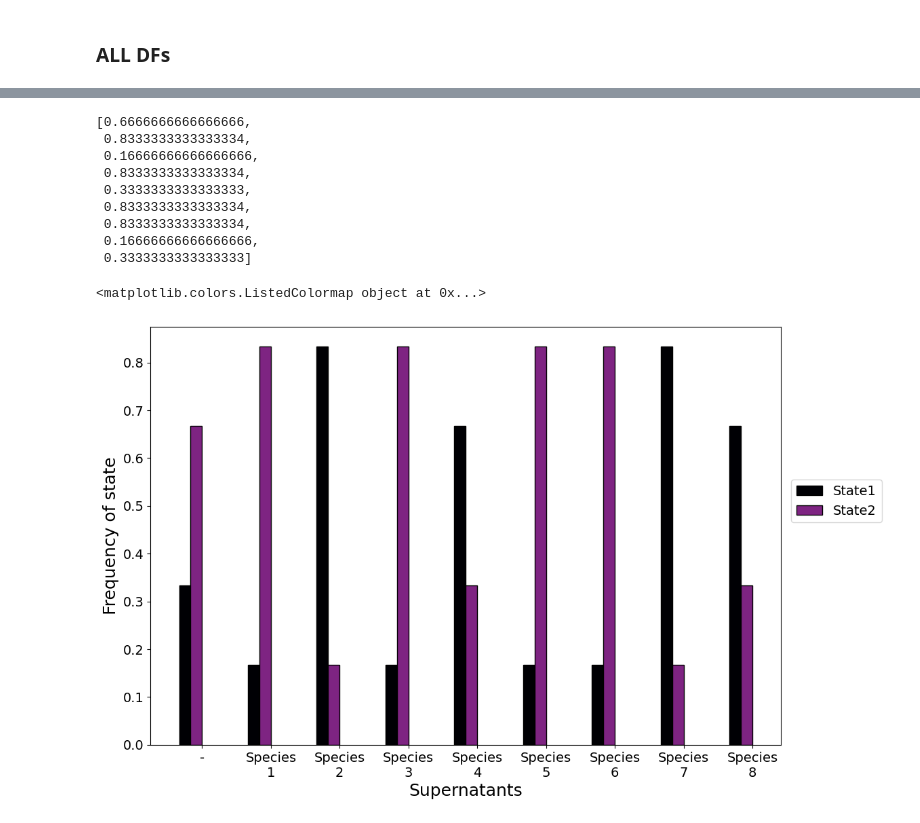
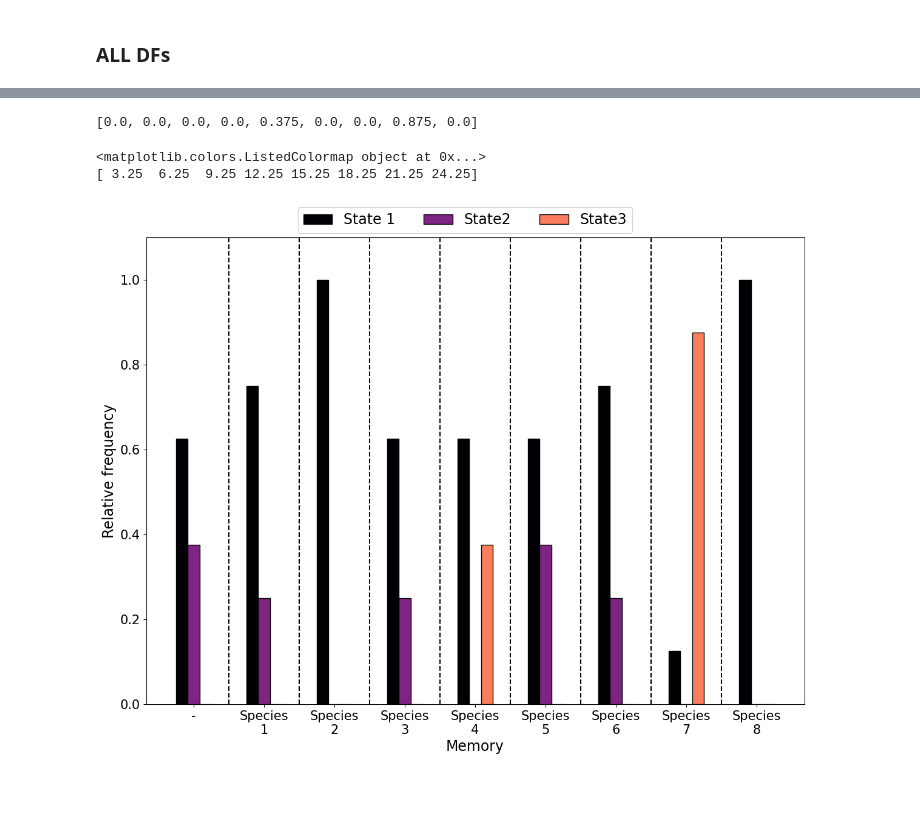
Before and after one commit to RatzkeLab/Environment-mediated-interactions-cause-an-externalized-and-collective-memory-in-microbes-, a Jupyter notebook: Memory model_8 species_Heaviside function.ipynb, the cells around one changed output, grey strips where cells are left out. Cells and saved outputs as stored; diff of their text form; code cells hidden in the pictures; blank space fills up the shorter version.

```diff
--- a/Memory model_8 species_Heaviside function.ipynb
+++ b/Memory model_8 species_Heaviside function.ipynb
@@ -733,4 +812,3 @@ for x,i in zip(Probs[1:], np.arange(1,10)):
 # %%
-Prob_dfx['No Sup'] = Probs[0]
 Prob_dfx
 # %% [output]
@@ -760,4 +842,2 @@ plt.rcParams["svg.fonttype"] = "none"
 # %%
-States = [1,2]
-y = (Prob_dfx['Sup1'].value_counts().reindex(States[::1], fill_value=0))
-y
+States = [1,2,3,4]
@@ -779,7 +872,7 @@ for i in range(0,9):
 prob_sup1 = []
 for i in range(0,9):
     x = (prob_sup[i])
-    x = [a/6 for a in x]
+    x = [a/8 for a in x]
     print(x)
     prob_sup1.append(x)
 
@@ -807,59 +900,67 @@ prob_sup1
 np.asarray(prob_sup1).shape
 state1 = []
 state2 = []
+state3 = []
+state4 = []
 for x in prob_sup1:
     state1.append(x[0])
     state2.append(x[1])
-state2
+    state3.append(x[2])
+    #state4.append(x[3])
+state3
 # %% [output]
-[0.6666666666666666,
- 0.8333333333333334,
- 0.16666666666666666,
- 0.8333333333333334,
- 0.3333333333333333,
- 0.8333333333333334,
- 0.8333333333333334,
- 0.16666666666666666,
- 0.3333333333333333]
+[0.0, 0.0, 0.0, 0.0, 0.375, 0.0, 0.0, 0.875, 0.0]
 # %%
-plt.rcParams.update(plt.rcParamsDefault)
+
 import matplotlib.style
 import matplotlib as mpl
 from matplotlib import cm
-plt.rcParams["figure.figsize"] = (12,8)
+mpl.style.use('default')
+plt.rcParams["figure.figsize"] = (14,10)
 
 magma = cm.get_cmap('magma', 12)
 print(magma)
 
 lablex = ['-', 'Species\n1','Species\n2','Species\n3','Species\n4','Species\n5','Species\n6','Species\n7','Species\n8']
 
+new_rc_params = {'text.usetex': False,
+"svg.fonttype": 'none'
+}
+mpl.rcParams.update(new_rc_params)
+
 r = np.arange(1,27,3)
 width = 0.5
-width1 = 1
 ax = plt.gca()
 ax.grid(False)
 
 plt.bar(r, state1, color = magma(0),
-        width = width, edgecolor = 'black',
-        label='State1')
+         width = width, edgecolor = 'black',
+         label='State 1', align = 'edge')
 plt.bar(r + width, state2, color = magma(4),
-        width = width, edgecolor = 'black',
-        label='State2')
-# plt.bar(r + width1, state3, color = magma(8),
-#         width = width, edgecolor = 'black',
-#         label='State3')
-# plt.bar(r + width + width1, state4, color = magma(12),
-#         width = width, edgecolor = 'black',
-#         label='State4')
+         width = width, edgecolor = 'black',
+         label='State2', align = 'edge')
+plt.bar(r + 2*width, state3, color = magma(8),
+         width = width, edgecolor = 'black',
+         label='State3', align = 'edge')
+# plt.bar(r + 3*width, state4, color = magma(12),
+#          width = width, edgecolor = 'black',
+#          label='State4', align = 'edge')
+
+plt.xticks(ticks =  0.75 + np.arange(1,27,3),labels = lablex, fontsize = 15)
+plt.yticks(fontsize = 15)
+plt.ylim([0,1.1])
+plt.ylabel('Relative frequency', fontsize = 17)
+plt.xlabel('Memory', fontsize = 17)
+plt.legend(fontsize = 17, bbox_to_anchor = [0.75,1.08], ncol = 4)
+
+vlines = 2.25 + np.arange(1,24,3)
+print(vlines)
+for xc in vlines:
+    plt.axvline(x=xc, linestyle = '--', color = 'black')
 
 
-plt.xticks(ticks = 0.75 + np.arange(1,27,3),labels = lablex, fontsize = 14)
-plt.yticks(fontsize = 14)
-plt.ylabel('Frequency of state', fontsize = 18)
-plt.xlabel('Supernatants', fontsize = 18)
-plt.legend(fontsize = 14, bbox_to_anchor = [1.17,0.65])
-plt.rcParams["svg.fonttype"] = "none"
-#plt.savefig('Supp_gaussian_sim_frequency.svg', bbox_inches = 'tight')
+#plt.savefig('Supp_Fig6Enew.svg')
 # %% [output]
 <matplotlib.colors.ListedColormap object at 0x...>
+[ 3.25  6.25  9.25 12.25 15.25 18.25 21.25 24.25]
-[figure, old version]
+[figure, new version]
```
Also changed, not shown: parts of 87 cells of this notebook.
